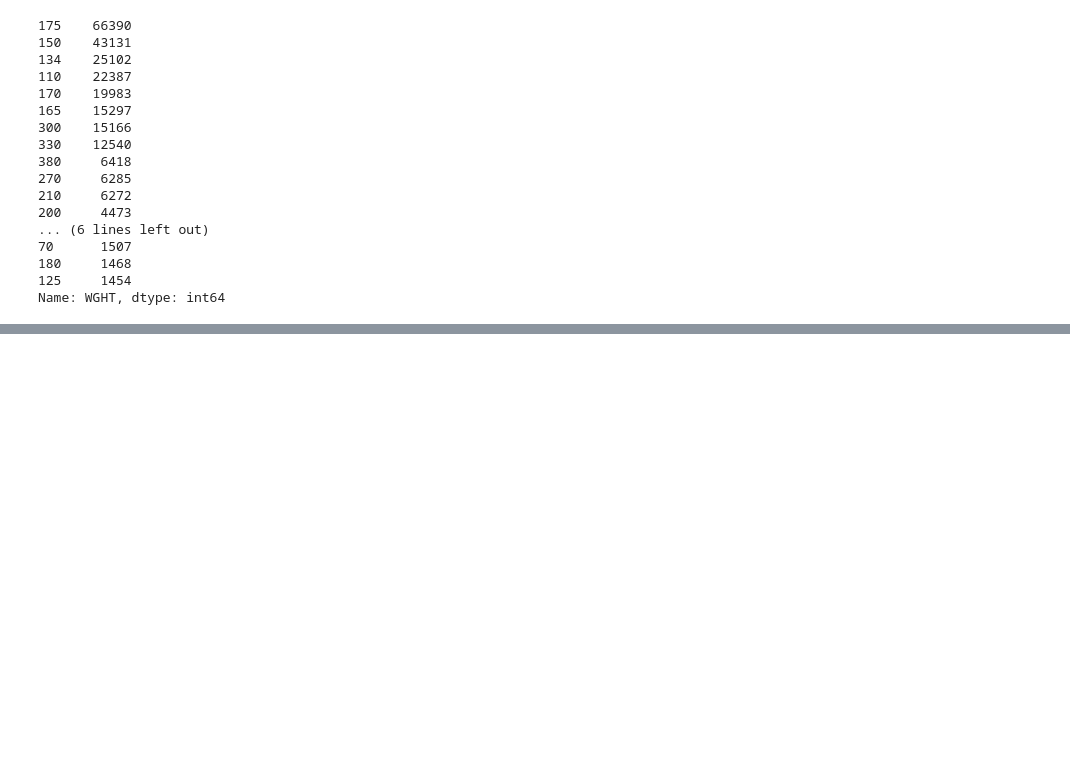
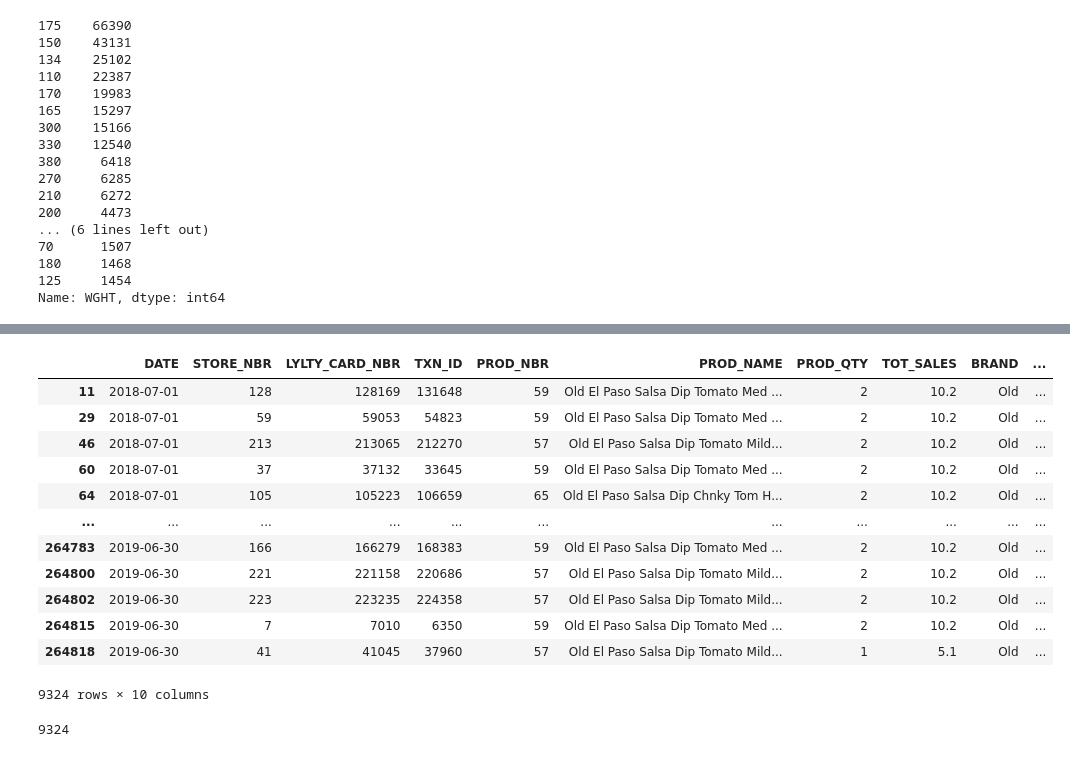
Before and after one commit to usamatrq94/Quantium-Intership, a Jupyter notebook: Q1- week1.ipynb, the cells around one changed output, grey strips where cells are left out. Drawn from its saved outputs; the diff is of its cells as text; code cells hidden in the pictures; blank space fills up the shorter version.

```diff
--- a/Q1- week1.ipynb
+++ b/Q1- week1.ipynb
@@ -289,0 +359,24 @@ trans_dataset.dtyp
+# %%
+cond1 = trans_dataset['PROD_NAME'] == 'Old El Paso Salsa   Dip Chnky Tom Ht300g'
+cond2 = trans_dataset['PROD_NAME'] == 'Old El Paso Salsa   Dip Tomato Mild 300g'
+cond3 = trans_dataset['PROD_NAME'] == 'Old El Paso Salsa   Dip Tomato Med 300g'
+# %%
+trans_dataset.drop(trans_dataset.loc[cond1 | cond2 | cond3]
+# %% [output]
+|  | DATE | STORE_NBR | LYLTY_CARD_NBR | TXN_ID | PROD_NBR | PROD_NAME | PROD_QTY | TOT_SALES | BRAND | ... |
+| 11 | 2018-07-01 | 128 | 128169 | 131648 | 59 | Old El Paso Salsa Dip Tomato Med ... | 2 | 10.2 | Old | ... |
+| 29 | 2018-07-01 | 59 | 59053 | 54823 | 59 | Old El Paso Salsa Dip Tomato Med ... | 2 | 10.2 | Old | ... |
+| 46 | 2018-07-01 | 213 | 213065 | 212270 | 57 | Old El Paso Salsa Dip Tomato Mild... | 2 | 10.2 | Old | ... |
+| 60 | 2018-07-01 | 37 | 37132 | 33645 | 59 | Old El Paso Salsa Dip Tomato Med ... | 2 | 10.2 | Old | ... |
+| 64 | 2018-07-01 | 105 | 105223 | 106659 | 65 | Old El Paso Salsa Dip Chnky Tom H... | 2 | 10.2 | Old | ... |
+| ... | ... | ... | ... | ... | ... | ... | ... | ... | ... | ... |
+| 264783 | 2019-06-30 | 166 | 166279 | 168383 | 59 | Old El Paso Salsa Dip Tomato Med ... | 2 | 10.2 | Old | ... |
+| 264800 | 2019-06-30 | 221 | 221158 | 220686 | 57 | Old El Paso Salsa Dip Tomato Mild... | 2 | 10.2 | Old | ... |
+| 264802 | 2019-06-30 | 223 | 223235 | 224358 | 57 | Old El Paso Salsa Dip Tomato Mild... | 2 | 10.2 | Old | ... |
+| 264815 | 2019-06-30 | 7 | 7010 | 6350 | 59 | Old El Paso Salsa Dip Tomato Med ... | 2 | 10.2 | Old | ... |
+| 264818 | 2019-06-30 | 41 | 41045 | 37960 | 57 | Old El Paso Salsa Dip Tomato Mild... | 1 | 5.1 | Old | ... |
+9324 rows × 10 columns
+# %%
+9324
+# %% [output]
+9324
```
Also changed, not shown: parts of 10 cells of this notebook.
